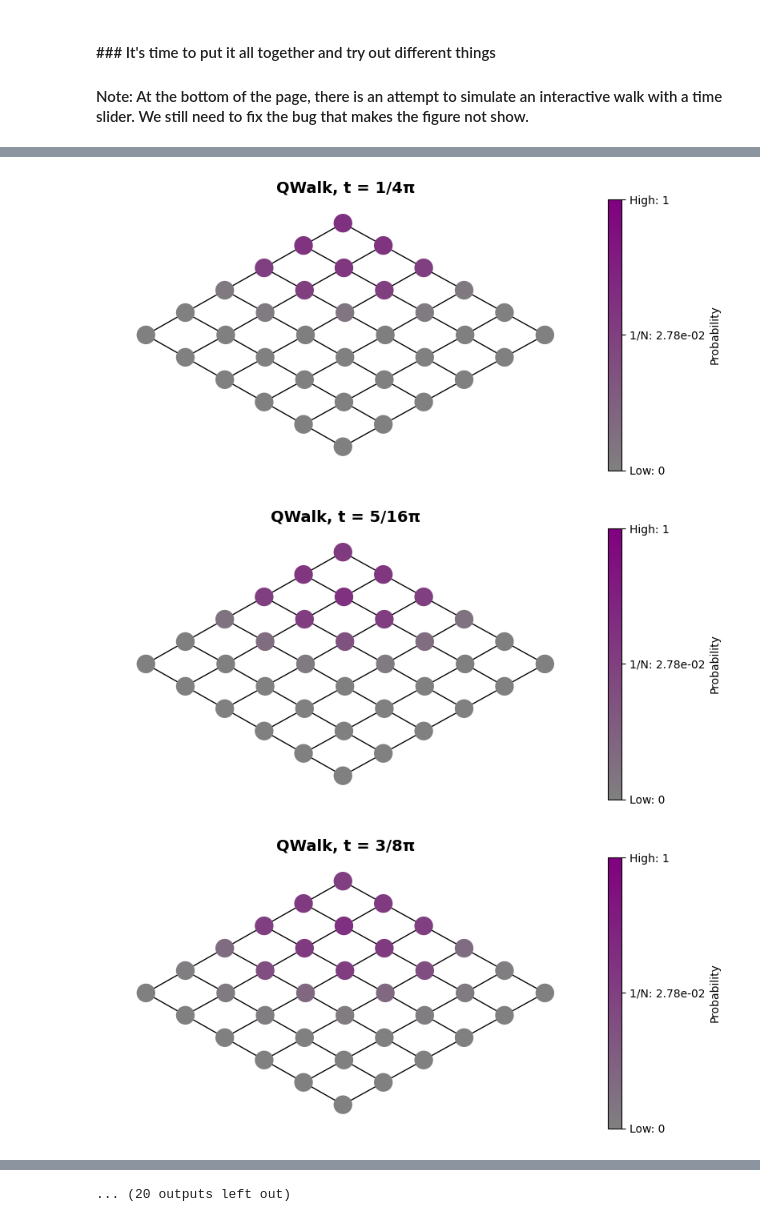
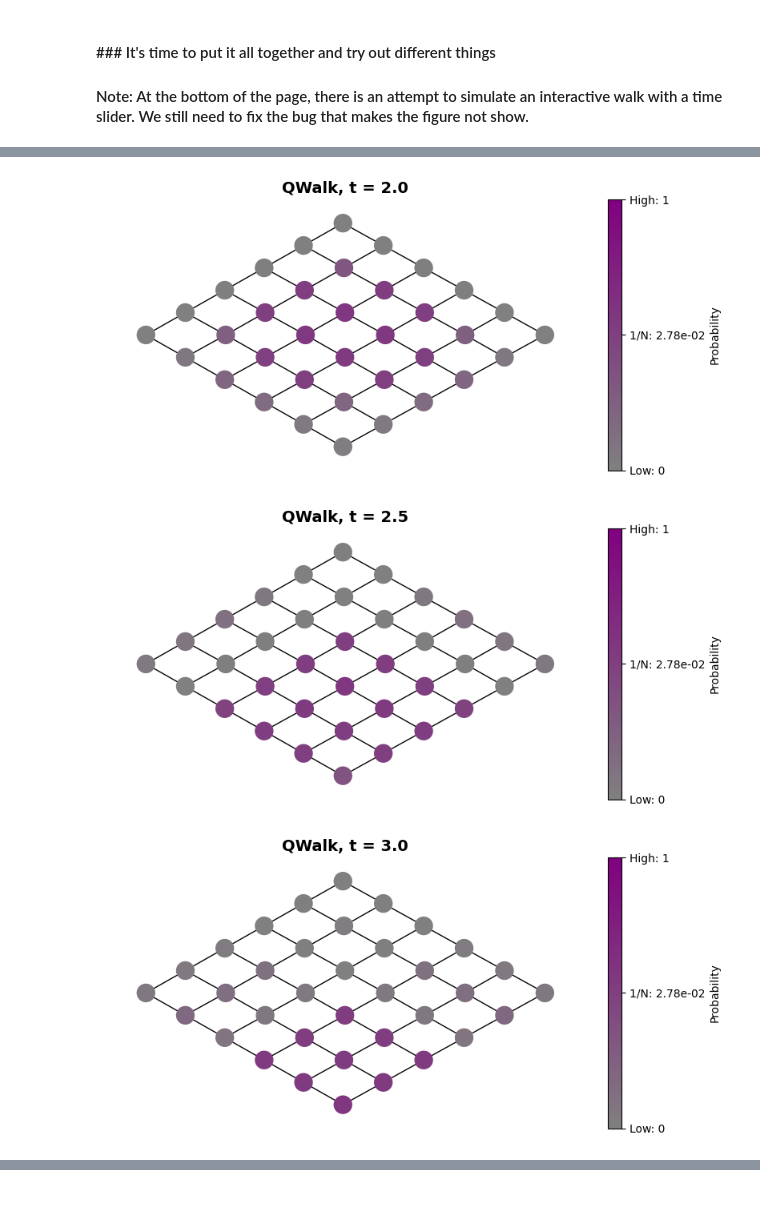
Before and after one commit to YuvalShemla/quantum_walk_implementations, a Jupyter notebook: qwalk_simulator.ipynb, the cells around one changed output, grey strips where cells are left out. Cells and saved outputs as stored; diff of their text form; code cells hidden in the pictures.

```diff
--- a/qwalk_simulator.ipynb
+++ b/qwalk_simulator.ipynb
@@ -82,19 +54,0 @@ Quantum initial state: [1. 0. 0. 0. 0. 0. 0. 0. 0. 0. 0. 0. 0. 0. 0. 0. 0. 0. 0.
-# %%
-# Time parameters
-t_c = 5
-t_q= np.pi/5
-
-# Compute the classical random walk probabilities
-pos_t = classical_random_walk(adjacency = A, initial_position = pos_0, time_step = t_c)
-prob_classical = pos_t
-
-# Compute the quantum walk probabilities
-psi_t = quantum_walk(adjacency = A, initial_position = psi_0, time_step = t_q)
-prob_quantum = np.abs(psi_t)**2
-
-#Compute the difference between classical and quantum
-prob_diff = get_probability_difference(p_quantum=prob_quantum, p_classical=prob_classical)
-
-print_state_vectors(prob_quantum, "Quantum Walk")
-# print_state_vectors(prob_classical, "Classical Walk")
-# print_state_vectors(prob_diff, "Difference")
@@ -141,21 +75,6 @@ G3 = nx.grid_2d_graph(6, 6)
 G4 = nx.balanced_tree(3,3)
 G5 = nx.lollipop_graph(8,10)
 
-# Or define a graph from an adjacency matrix (defined as an array)
-user_adj = np.array([
-    [0,1,1,1,1,0,0],
-    [1,0,1,1,1,0,0],
-    [1,1,0,1,0,1,0],
-    [1,1,1,0,1,1,1],
-    [1,1,0,1,0,0,1],
-    [0,0,1,1,0,0,0],
-    [0,0,0,1,1,0,0]
-    ])
-
-# Another option is to use networkx to define a method to generate any large size graph
-
-
-G6 = nx.from_numpy_array(user_adj)
 
 # We can implement methods to generate graphs of particular interest
 wheel_graph = create_wheel_graph(8)
@@ -173,8 +92,8 @@ psi_0 = pos_0.copy()  # Quantum initial state
 
 # Time parameters:
 t_n = 0 # Starting time
-timestep = np.pi/16 # step value
-n = 16 # Number of steps
+timestep = 0.5 # step value
+n = 10 # Number of steps
 
 
 for i in range(n):
@@ -183,20 +102,9 @@ for i in range(n):
     prob_quantum = np.abs(psi_t)**2
 
     str = get_pi_frac(i,16)
-    title = f"QWalk, t = {str}"
+    title = f"QWalk, t = {t_n}"
     visualize_probabilities(my_graph,prob_quantum, labels=False, title=title)
 
     t_n += timestep
-
-
-t_n = 0
-for i in range(n):
-    # Compute the classical walk probabilities
-    pos_t = classical_random_walk(adjacency = Adj, initial_position = pos_0, time_step = t_n)
-    str = get_pi_frac(i,16)
-    title = f"Classical Walk, t = {str}"
-    visualize_probabilities(my_graph,pos_t, labels=False, title=title)
-
-    t_n += timestep
 # %% [output]
 [figure]
@@ -206,3 +114,3 @@ for i in range(n):
-[figure, old version]
+[figure, new version]
-[figure, old version]
+[figure, new version]
-[figure, old version]
+[figure, new version]
@@ -214 +119,0 @@ for i in range(n):
-... (20 outputs left out)
```
Also changed, not shown: parts of 25 cells of this notebook.
